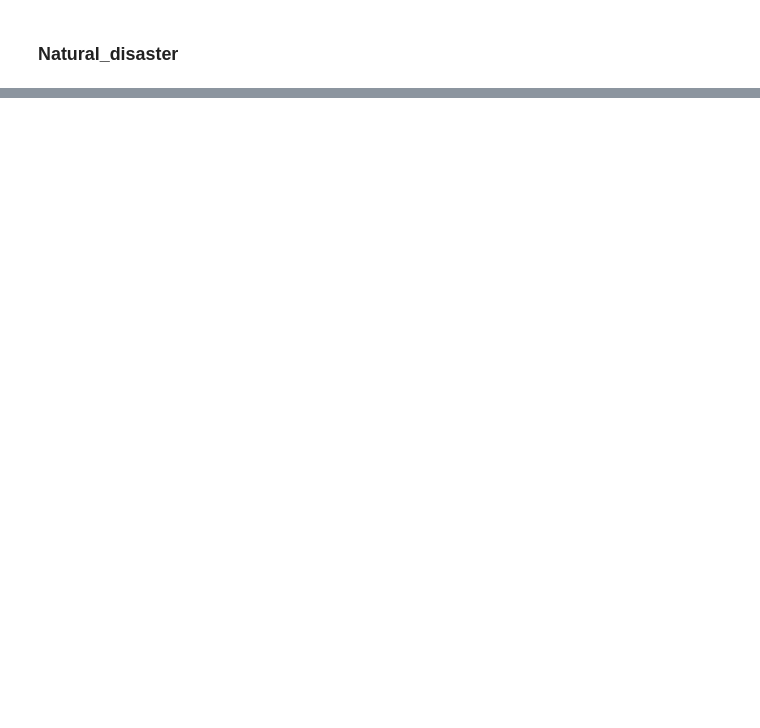
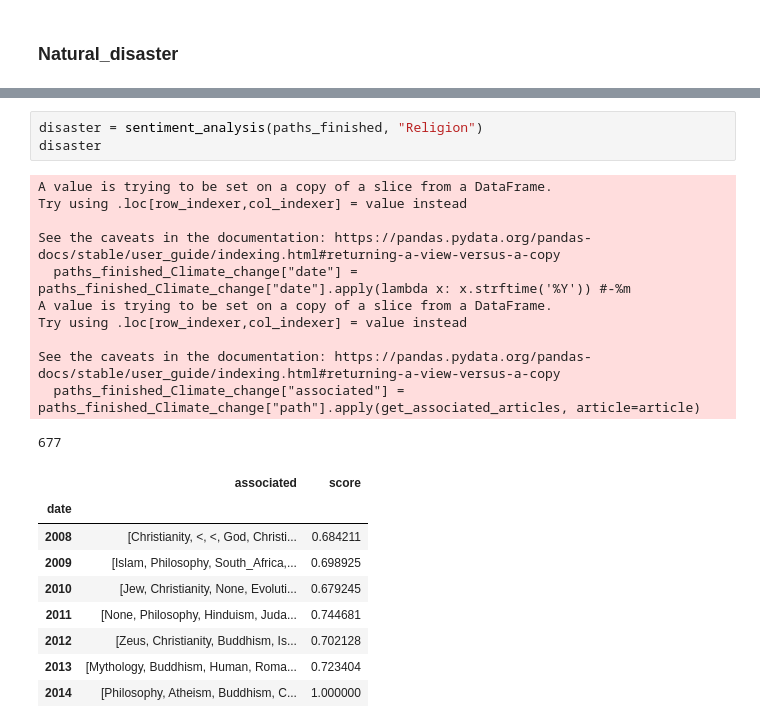
Before and after one commit to epfl-ada/ada-2024-project-the5outliers, a Jupyter notebook: time_and_sentiment_analysis.ipynb, the cells around one changed output, grey strips where cells are left out. Cells and saved outputs as stored; diff of their text form; blank space fills up the shorter version.

```diff
--- a/time_and_sentiment_analysis.ipynb
+++ b/time_and_sentiment_analysis.ipynb
@@ -342,0 +275,24 @@ sentiments
+# %%
+disaster = sentiment_analysis(paths_finished, "Religion")
+disaster
+# %% [output]
+A value is trying to be set on a copy of a slice from a DataFrame.
+Try using .loc[row_indexer,col_indexer] = value instead
+
+See the caveats in the documentation: https://pandas.pydata.org/pandas-docs/stable/user_guide/indexing.html#returning-a-view-versus-a-copy
+  paths_finished_Climate_change["date"] = paths_finished_Climate_change["date"].apply(lambda x: x.strftime('%Y')) #-%m
+A value is trying to be set on a copy of a slice from a DataFrame.
+Try using .loc[row_indexer,col_indexer] = value instead
+
+See the caveats in the documentation: https://pandas.pydata.org/pandas-docs/stable/user_guide/indexing.html#returning-a-view-versus-a-copy
+  paths_finished_Climate_change["associated"] = paths_finished_Climate_change["path"].apply(get_associated_articles, article=article)
+677
+|  | associated | score |
+| date |  |  |
+| 2008 | [Christianity, <, <, God, Christi... | 0.684211 |
+| 2009 | [Islam, Philosophy, South_Africa,... | 0.698925 |
+| 2010 | [Jew, Christianity, None, Evoluti... | 0.679245 |
+| 2011 | [None, Philosophy, Hinduism, Juda... | 0.744681 |
+| 2012 | [Zeus, Christianity, Buddhism, Is... | 0.702128 |
+| 2013 | [Mythology, Buddhism, Human, Roma... | 0.723404 |
+| 2014 | [Philosophy, Atheism, Buddhism, C... | 1.000000 |
```
Also changed, not shown: parts of 16 cells of this notebook.
